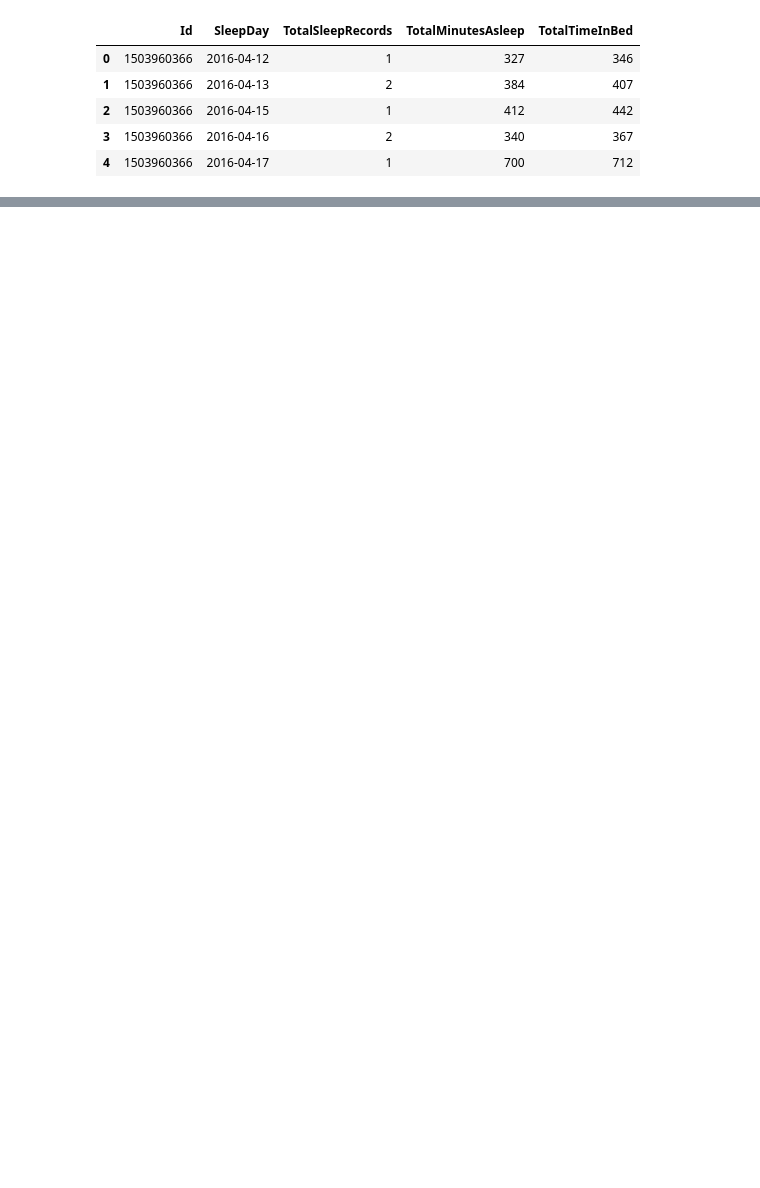
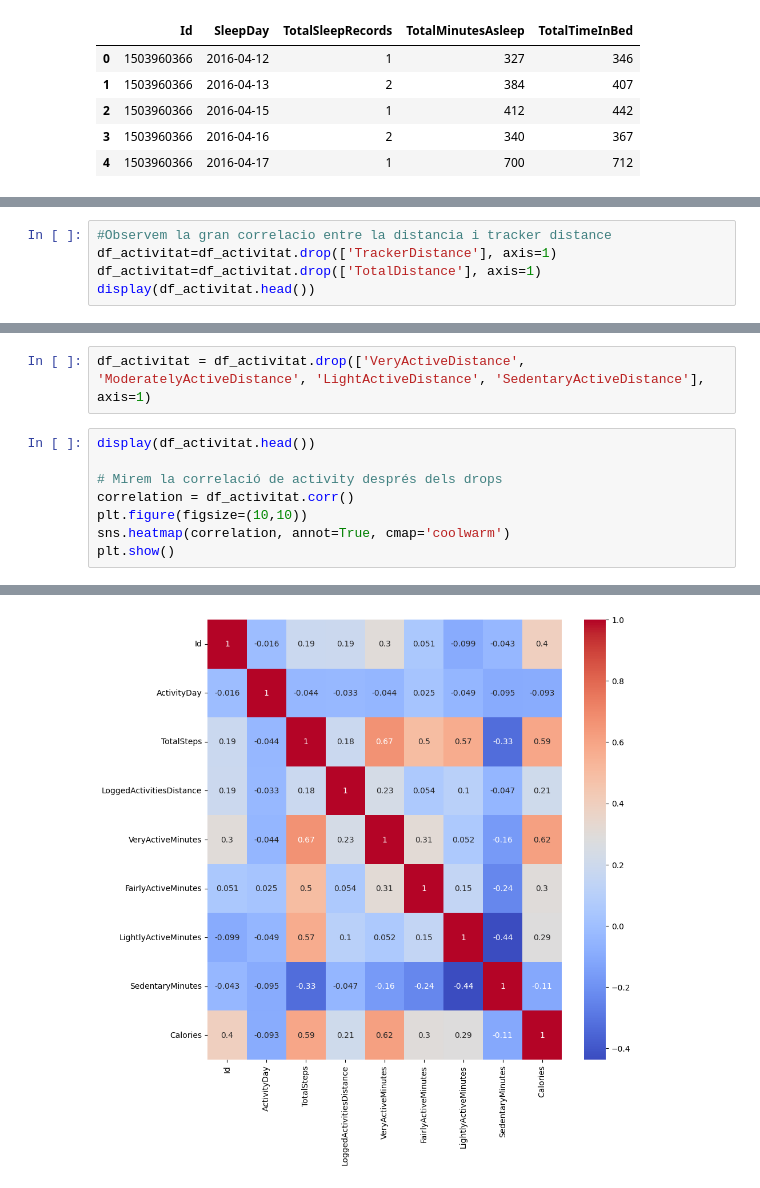
Before and after one commit to RogerDuran808/AI-Health-Assistant, a Jupyter notebook: Machine-Learning/FITBIT_Fitness_Tracker.ipynb, the cells around one changed output, grey strips where cells are left out. Saved outputs shown, nothing was run; the diff lists cells and outputs as text; blank space fills up the shorter version.

```diff
--- a/Machine-Learning/FITBIT_Fitness_Tracker.ipynb
+++ b/Machine-Learning/FITBIT_Fitness_Tracker.ipynb
@@ -365,0 +424,5 @@ df_sleep=df_sleep.rename(columns = {'SleepDay':'ActivityDay'})
+# %%
+#Observem la gran correlacio entre la distancia i tracker distance
+df_activitat=df_activitat.drop(['TrackerDistance'], axis=1)
+df_activitat=df_activitat.drop(['TotalDistance'], axis=1)
+display(df_activitat.head())
@@ -365,0 +436,11 @@ df_sleep=df_sleep.rename(columns = {'SleepDay':'ActivityDay'})
+# %%
+df_activitat = df_activitat.drop(['VeryActiveDistance', 'ModeratelyActiveDistance', 'LightActiveDistance', 'SedentaryActiveDistance'], axis=1)
+# %%
+display(df_activitat.head())
+
+# Mirem la correlació de activity després dels drops
+correlation = df_activitat.corr()
+plt.figure(figsize=(10,10))
+sns.heatmap(correlation, annot=True, cmap='coolwarm')
+plt.show()
+# %% [output]
@@ -365,0 +453 @@ df_sleep=df_sleep.rename(columns = {'SleepDay':'ActivityDay'})
+[figure, added]
```
Also changed, not shown: parts of 14 cells of this notebook.
